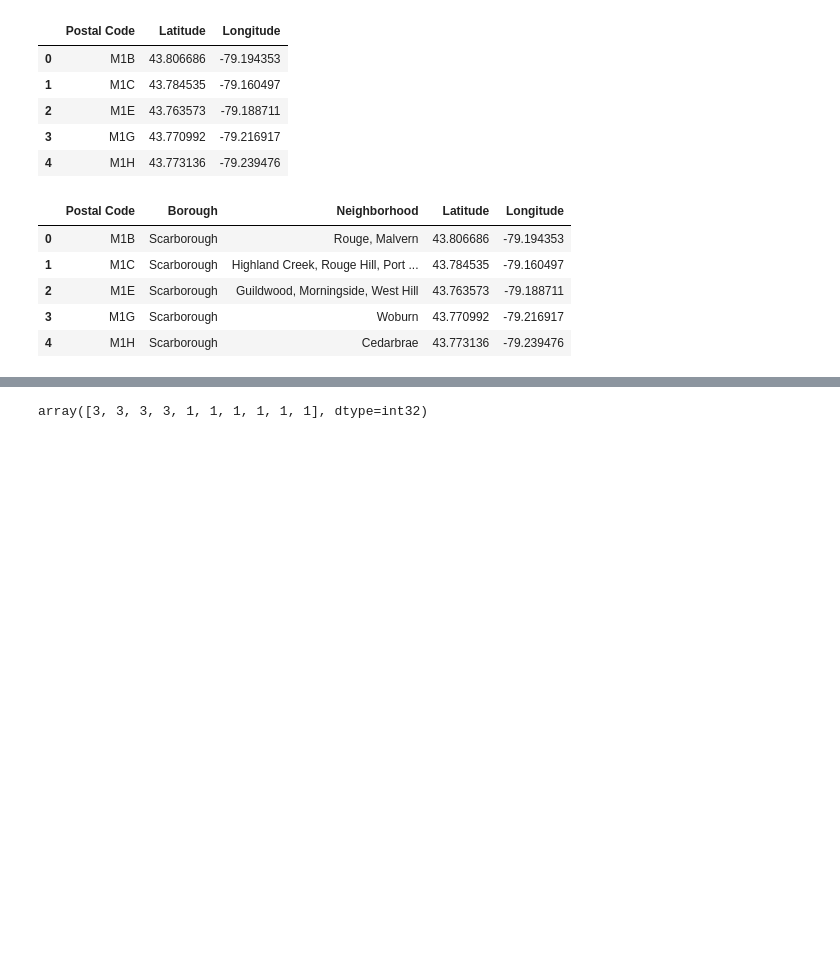
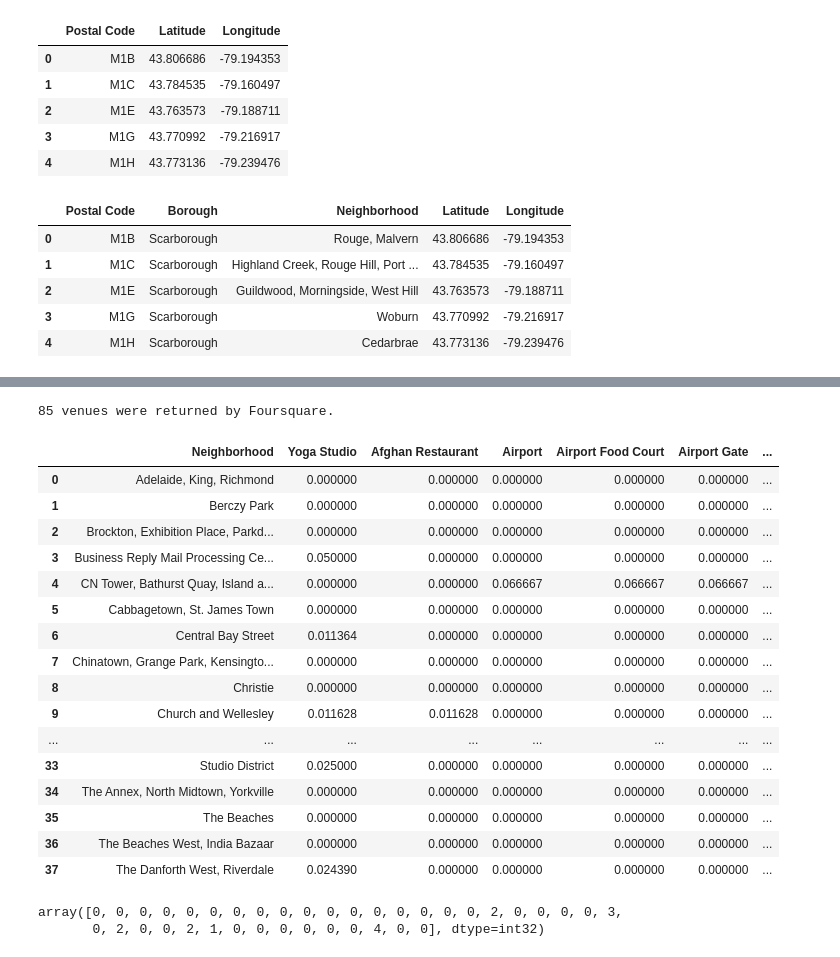
Before and after one commit to frezelle/toronto_neighborhoods, a Jupyter notebook: Toronto Segmenting and Clustering Assignment.ipynb, the cells around one changed output, grey strips where cells are left out. Saved outputs shown, nothing was run; the diff lists cells and outputs as text; code cells hidden in the pictures; blank space fills up the shorter version.

```diff
--- a/Toronto Segmenting and Clustering Assignment.ipynb
+++ b/Toronto Segmenting and Clustering Assignment.ipynb
@@ -241,0 +276,3 @@ map_toronto
+# %%
+results = requests.get(url).json()
+results
@@ -241,0 +337,5 @@ map_toronto
+# %%
+C4_venues = getNearbyVenues(names=C4['Neighborhood'],
+                                   latitudes=C4['Latitude'],
+                                   longitudes=C4['Longitude']
+                                  )
@@ -241,0 +385,21 @@ map_toronto
+# %%
+# one hot encoding
+toronto_onehot = pd.get_dummies(C4_venues[['Venue Category']], prefix="", prefix_sep="")
+
+# add neighborhood column back to dataframe
+toronto_onehot['Neighborhood'] = C4_venues['Neighborhood']
+
+# move neighborhood column to the first column
+fixed_columns = [toronto_onehot.columns[-1]] + list(toronto_onehot.columns[:-1])
+toronto_onehot = toronto_onehot[fixed_columns]
+
+# get a list of columns
+cols = list(toronto_onehot)
+
+# move the column to head of list using index, pop and insert
+cols.insert(0, cols.pop(cols.index('Neighborhood')))
+
+# use ix to reorder
+toronto_onehot = toronto_onehot.ix[:, cols]
+
+toronto_onehot.head()
@@ -242,11 +442,39 @@ map_toronto
+# %%
+print('{} venues were returned by Foursquare.'.format(nearby_venues.shape[0]))
+# %% [output]
+85 venues were returned by Foursquare.
+# %%
+toronto_grouped = toronto_onehot.groupby('Neighborhood').mean().reset_index() #calculating the frequency of each venue category for each neighborhood
+toronto_grouped
+# %% [output]
+|  | Neighborhood | Yoga Studio | Afghan Restaurant | Airport | Airport Food Court | Airport Gate | ... |
+| 0 | Adelaide, King, Richmond | 0.000000 | 0.000000 | 0.000000 | 0.000000 | 0.000000 | ... |
+| 1 | Berczy Park | 0.000000 | 0.000000 | 0.000000 | 0.000000 | 0.000000 | ... |
+| 2 | Brockton, Exhibition Place, Parkd... | 0.000000 | 0.000000 | 0.000000 | 0.000000 | 0.000000 | ... |
+| 3 | Business Reply Mail Processing Ce... | 0.050000 | 0.000000 | 0.000000 | 0.000000 | 0.000000 | ... |
+| 4 | CN Tower, Bathurst Quay, Island a... | 0.000000 | 0.000000 | 0.066667 | 0.066667 | 0.066667 | ... |
+| 5 | Cabbagetown, St. James Town | 0.000000 | 0.000000 | 0.000000 | 0.000000 | 0.000000 | ... |
+| 6 | Central Bay Street | 0.011364 | 0.000000 | 0.000000 | 0.000000 | 0.000000 | ... |
+| 7 | Chinatown, Grange Park, Kensingto... | 0.000000 | 0.000000 | 0.000000 | 0.000000 | 0.000000 | ... |
+| 8 | Christie | 0.000000 | 0.000000 | 0.000000 | 0.000000 | 0.000000 | ... |
+| 9 | Church and Wellesley | 0.011628 | 0.011628 | 0.000000 | 0.000000 | 0.000000 | ... |
+| ... | ... | ... | ... | ... | ... | ... | ... |
+| 33 | Studio District | 0.025000 | 0.000000 | 0.000000 | 0.000000 | 0.000000 | ... |
+| 34 | The Annex, North Midtown, Yorkville | 0.000000 | 0.000000 | 0.000000 | 0.000000 | 0.000000 | ... |
+| 35 | The Beaches | 0.000000 | 0.000000 | 0.000000 | 0.000000 | 0.000000 | ... |
+| 36 | The Beaches West, India Bazaar | 0.000000 | 0.000000 | 0.000000 | 0.000000 | 0.000000 | ... |
+| 37 | The Danforth West, Riverdale | 0.024390 | 0.000000 | 0.000000 | 0.000000 | 0.000000 | ... |
 # %%
 # set number of clusters
 kclusters = 5
 
-toronto_C4_clustering = C4.drop(columns=['Neighborhood', 'Borough', 'Postal Code'], axis=1) #define features for clustering
+toronto_grouped_clustering = toronto_grouped.drop('Neighborhood', 1)
 
-kmeans = KMeans(n_clusters=kclusters, random_state=0).fit(toronto_C4_clustering) #fit model
+# run k-means clustering
+kmeans = KMeans(n_clusters=kclusters, random_state=0).fit(toronto_grouped_clustering)
 
-kmeans.labels_[0:10]
+# check cluster labels generated for each row in the dataframe
+kmeans.labels_[0:100]
 # %% [output]
-array([3, 3, 3, 3, 1, 1, 1, 1, 1, 1], dtype=int32)
+array([0, 0, 0, 0, 0, 0, 0, 0, 0, 0, 0, 0, 0, 0, 0, 0, 0, 2, 0, 0, 0, 0, 3,
+       0, 2, 0, 0, 2, 1, 0, 0, 0, 0, 0, 0, 4, 0, 0], dtype=int32)
```
Also changed, not shown: parts of 27 cells of this notebook.
